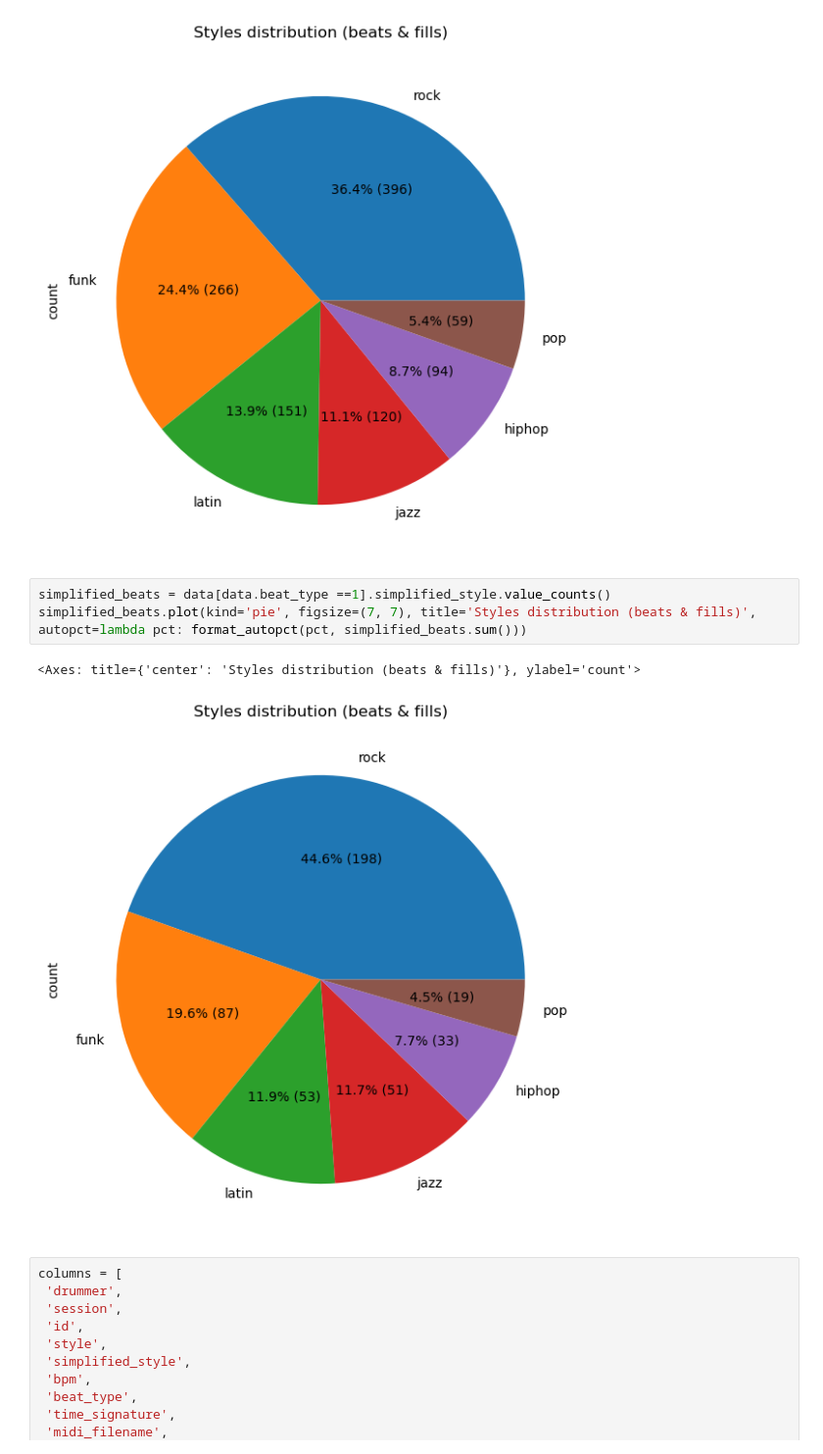
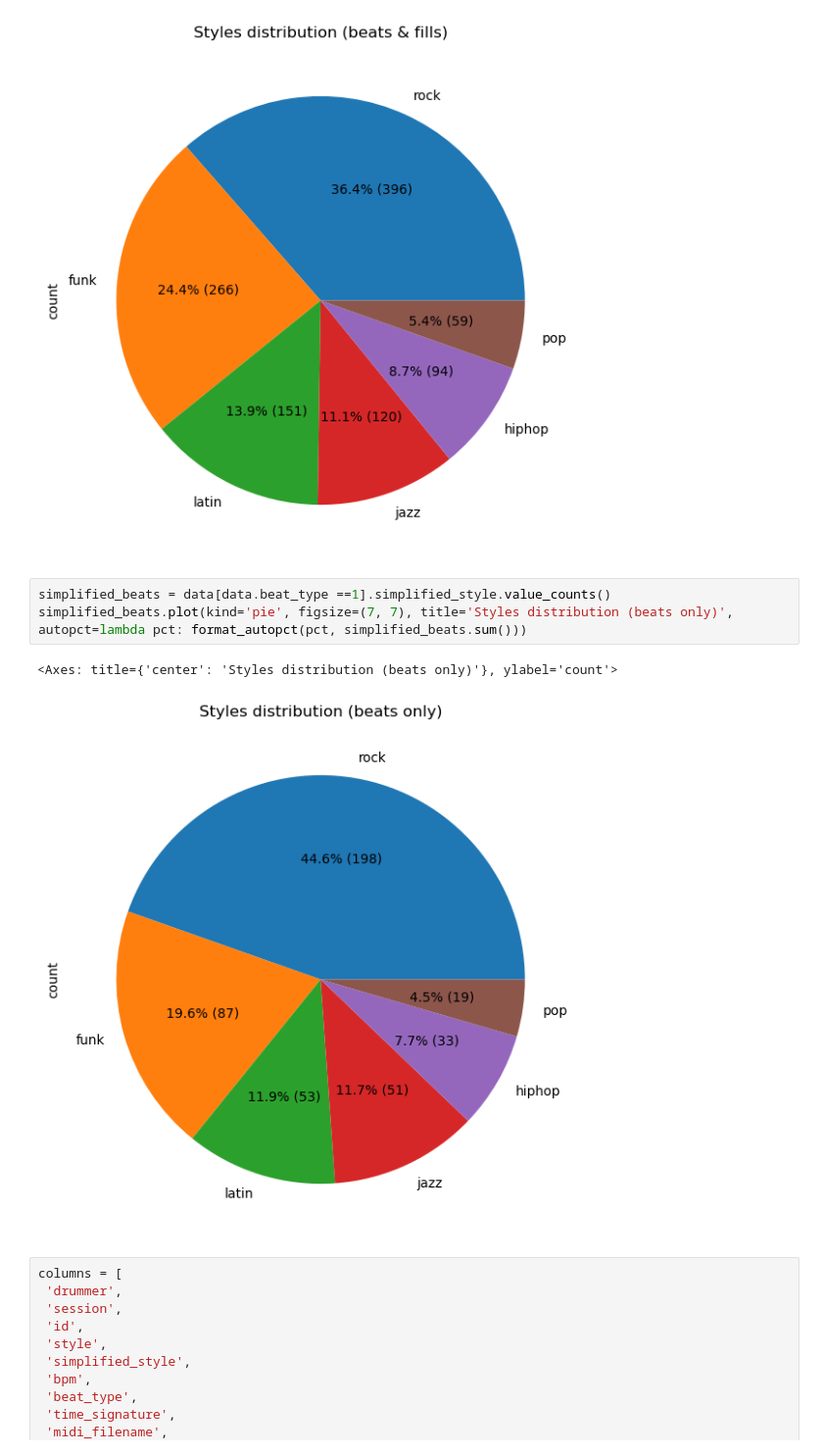
Before and after one commit to Knerten0815/GrooveLens, a Jupyter notebook: label_reduction.ipynb, the cells around one changed output. Shown at 98% size. Drawn from its saved outputs; the diff is of its cells as text.

```diff
--- a/label_reduction.ipynb
+++ b/label_reduction.ipynb
@@ -95,10 +95,10 @@ simplified_styles.plot(kind='pie', figsize=(7, 7), title='Styles distribution (b
 [figure]
 # %%
 simplified_beats = data[data.beat_type ==1].simplified_style.value_counts()
-simplified_beats.plot(kind='pie', figsize=(7, 7), title='Styles distribution (beats & fills)', autopct=lambda pct: format_autopct(pct, simplified_beats.sum()))
+simplified_beats.plot(kind='pie', figsize=(7, 7), title='Styles distribution (beats only)', autopct=lambda pct: format_autopct(pct, simplified_beats.sum()))
 # %% [output]
-<Axes: title={'center': 'Styles distribution (beats & fills)'}, ylabel='count'>
+<Axes: title={'center': 'Styles distribution (beats only)'}, ylabel='count'>
-[figure, old version]
+[figure, new version]
 # %%
 columns = [
  'drummer',
```
